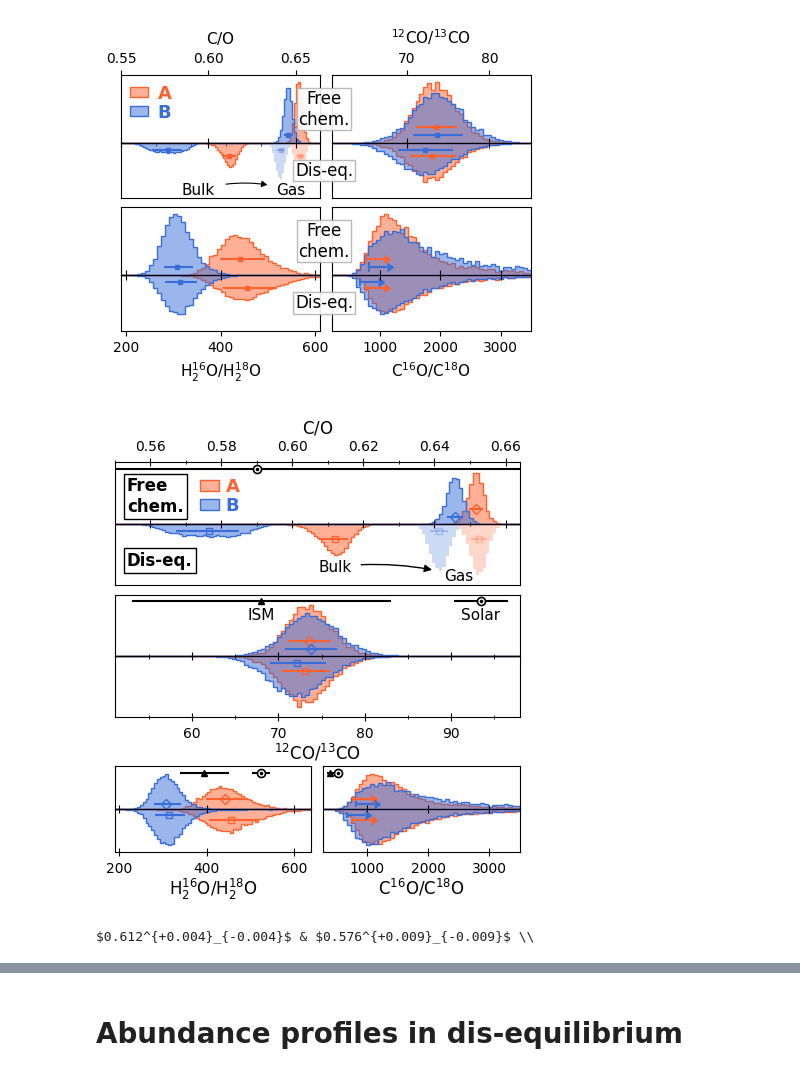
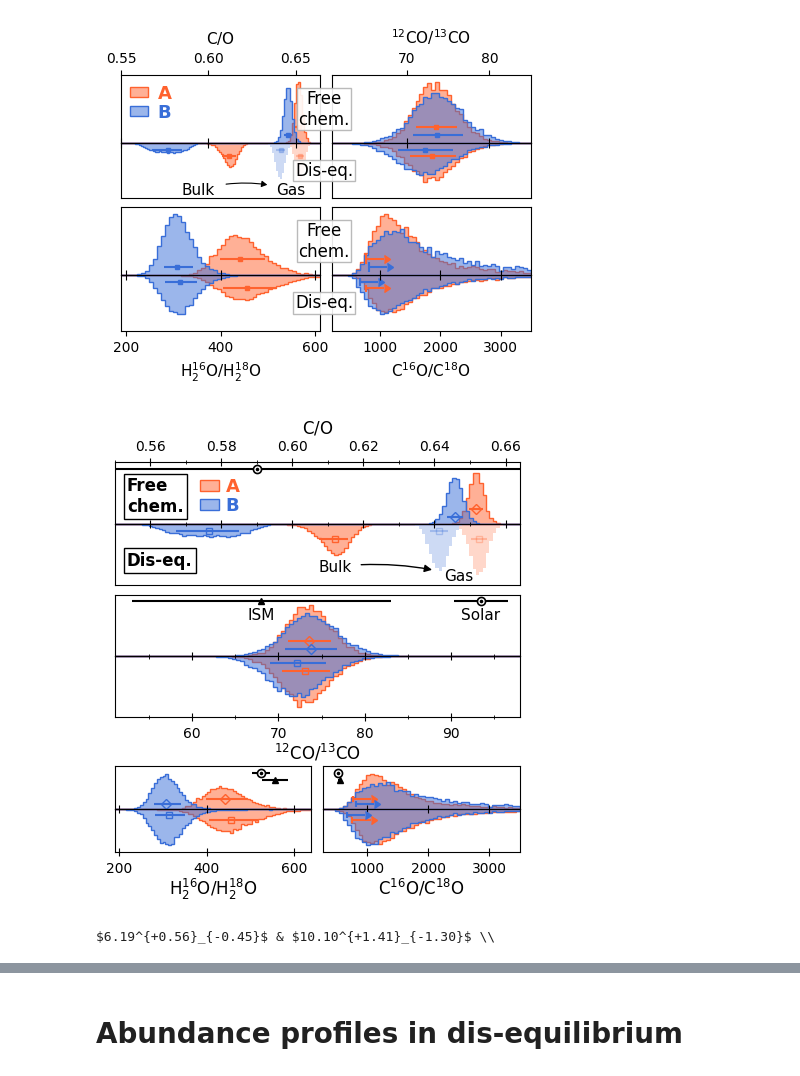
Before and after one commit to samderegt/retrieval_base, a Jupyter notebook: Luhman_16/figures/plot_K_band_chem_ratios.ipynb, the cells around one changed output, grey strips where cells are left out. Drawn from its saved outputs; the diff is of its cells as text; code cells hidden in the pictures.

Commit message:
Plot updates

```diff
--- a/Luhman_16/figures/plot_K_band_chem_ratios.ipynb
+++ b/Luhman_16/figures/plot_K_band_chem_ratios.ipynb
@@ -427,46 +427,53 @@ ax_1[0].legend(
     handletextpad=0.4, borderpad=0., labelcolor=[color_A, color_B], prop={'weight':'bold', 'size':13}, frameon=False,
 )
 
-def add_odot(ax, x, y, color='k', ms=5, mec='w'):
-    ax.plot([x], [y], 'o', transform=ax.get_xaxis_transform(), ms=ms, c=color)
-    ax.plot([x], [y], 'o', transform=ax.get_xaxis_transform(), ms=ms*3/5, mfc='none', mec=mec)
+def add_odot(ax, x, y, color='k', ms=5, mec='w', transform=None):
+    if transform is None:
+        transform = ax.get_xaxis_transform()
+    ax.plot([x], [y], 'o', transform=transform, ms=ms, c=color)
+    ax.plot([x], [y], 'o', transform=transform, ms=ms*3/5, mfc='none', mec=mec)
 
 kwargs = dict(lw=1.5, ms=5, capsize=0, c='k')
 ann_kwargs = dict(ha='center', va='top', fontsize=11)
 y = 0.89; ydiff = 0.1
 ax_1[0].errorbar(0.59, y, xerr=0.08, transform=ax_1[0].get_xaxis_transform(), fmt='', **kwargs)
 
 ax_1[1].errorbar(68, y, xerr=15, transform=ax_1[1].get_xaxis_transform(), fmt='^', **kwargs)
 ax_1[1].errorbar(93.5, y, xerr=3.1, transform=ax_1[1].get_xaxis_transform(), fmt='', **kwargs)
 ax_1[1].annotate('Solar', xy=(93.5,y-ydiff), xycoords=ax_1[1].get_xaxis_transform(), **ann_kwargs)
 ax_1[1].annotate('ISM', xy=(68,y-ydiff), xycoords=ax_1[1].get_xaxis_transform(), **ann_kwargs)
 add_odot(ax_1[0], 0.59, y, color='k', ms=6, mec='w')
 add_odot(ax_1[1], 93.5, y, color='k', ms=6, mec='w')
 
 y -= 0.05
 ax_1[2].errorbar(525, y, xerr=21, transform=ax_1[2].get_xaxis_transform(), fmt='', **kwargs) # (Solar) Lyons et al. (2018)
-ax_1[2].errorbar(395, y, xerr=56, transform=ax_1[2].get_xaxis_transform(), fmt='^', **kwargs) # (ISM) Polehampton et al. (2005)
+# ax_1[2].errorbar(395, y, xerr=56, transform=ax_1[2].get_xaxis_transform(), fmt='^', **kwargs) # (ISM) Polehampton et al. (2005)
+ax_1[2].errorbar(557, y-0.15, xerr=30, transform=ax_1[2].get_xaxis_transform(), fmt='^', **kwargs) # (ISM) Polehampton et al. (2005)
 
 ax_1[3].errorbar(525, y, xerr=21, transform=ax_1[3].get_xaxis_transform(), fmt='', **kwargs) # (Solar) Lyons et al. (2018)
-ax_1[3].errorbar(395, y, xerr=56, transform=ax_1[3].get_xaxis_transform(), fmt='^', **kwargs) # (ISM) Polehampton et al. (2005)
+# ax_1[3].errorbar(395, y, xerr=56, transform=ax_1[3].get_xaxis_transform(), fmt='^', **kwargs) # (ISM) Polehampton et al. (2005)
+ax_1[3].errorbar(557, y-0.15, xerr=30, transform=ax_1[3].get_xaxis_transform(), fmt='^', **kwargs) # (ISM) Polehampton et al. (2005)
 
 add_odot(ax_1[2], 525, y, color='k', ms=6, mec='w')
 add_odot(ax_1[3], 525, y, color='k', ms=6, mec='w')
 
 ann_kwargs = dict(
     xycoords='axes fraction', fontsize=12, ha='left', va='center', fontweight='bold',
     bbox={'boxstyle':'square,pad=0.2', 'ec':'k', 'fc':'w', 'alpha':1}
 )
 ax_1[0].annotate('Free\nchem.', xy=(0.03, 0.45), **ann_kwargs)
 ax_2[0].annotate('Dis-eq.', xy=(0.03, 0.4), **ann_kwargs)
 
 plt.subplots_adjust(left=0.05, bottom=0.11, top=0.89, right=0.95)
 plt.savefig(f'./plots/K_band_chem_ratios.pdf')
 plt.show()
 # %% [output]
-[figure, old version]
+[figure, new version]
-# %%
-result_utils.latex_format(chem_ratios_A_eq['C/O'], chem_ratios_B_eq['C/O'], decimals=3)
-# %% [output]
-$0.612^{+0.004}_{-0.004}$ & $0.576^{+0.009}_{-0.009}$ \\
+# %%
+result_utils.latex_format(
+    (chem_ratios_A_eq['C/O_mean']-chem_ratios_A_eq['C/O'])/chem_ratios_A_eq['C/O_mean'] * 100,
+    (chem_ratios_B_eq['C/O_mean']-chem_ratios_B_eq['C/O'])/chem_ratios_B_eq['C/O_mean'] * 100
+)
+# %% [output]
+$6.19^{+0.56}_{-0.45}$ & $10.10^{+1.41}_{-1.30}$ \\
 # %%
```
Also changed, not shown: parts of 14 cells of this notebook, 2 other files.
